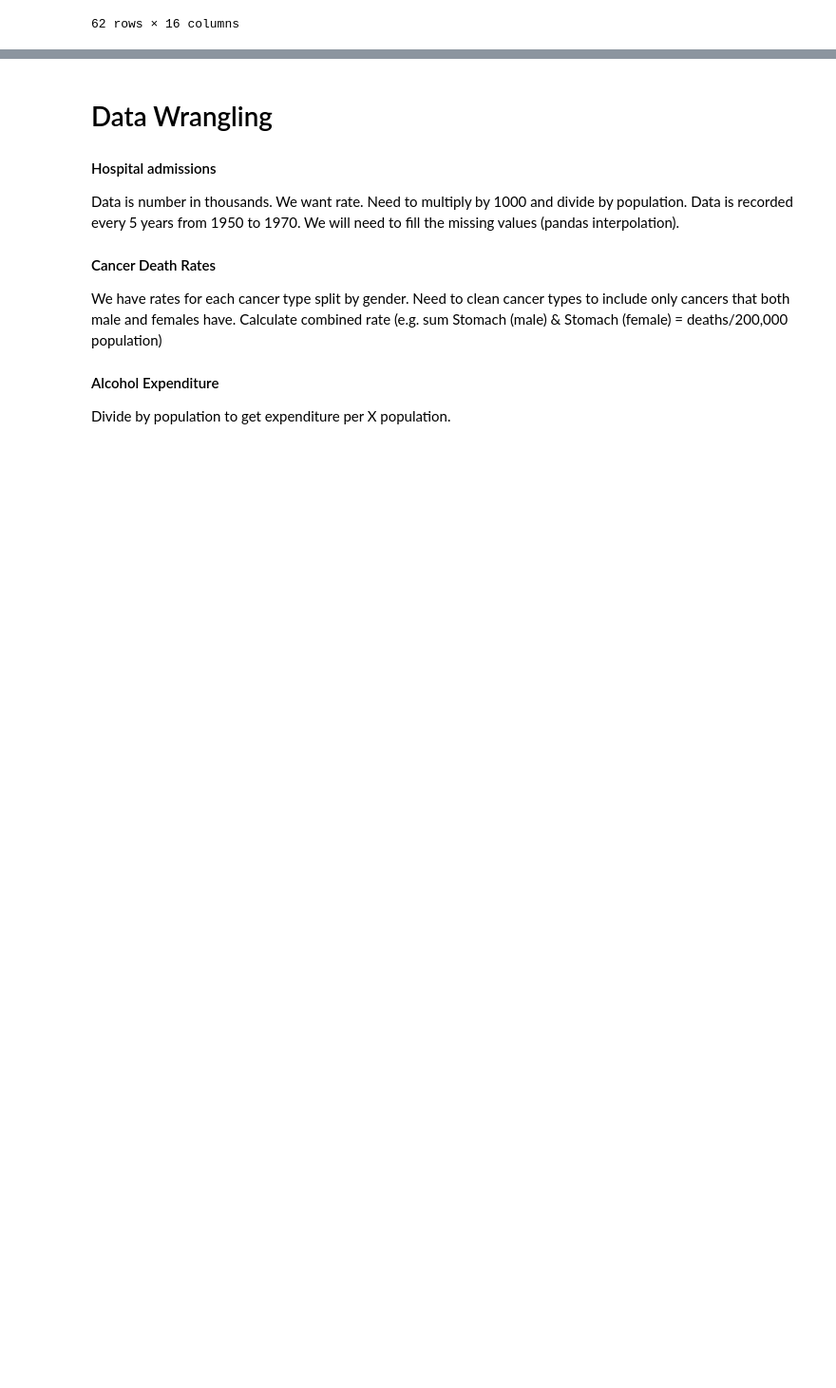
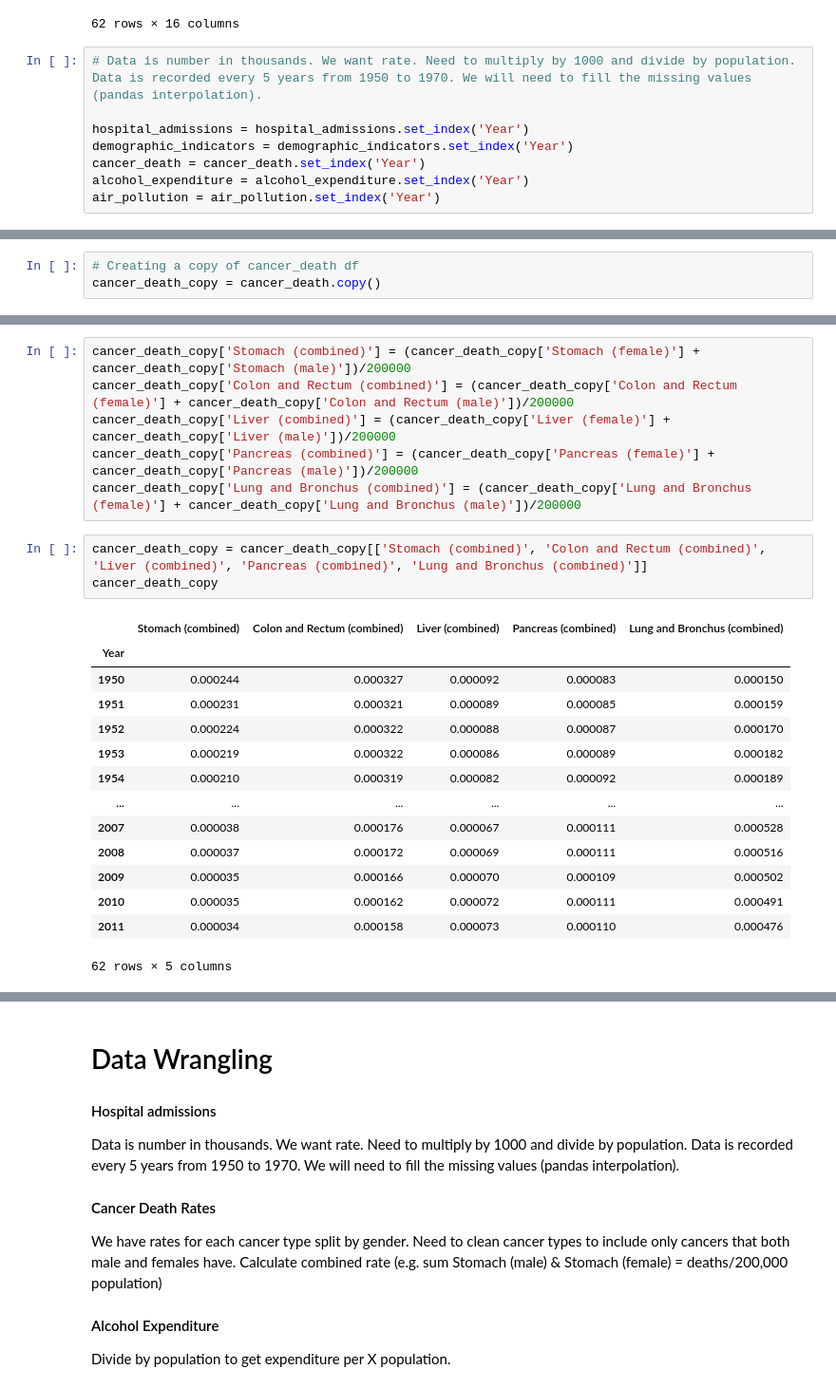
Before and after one commit to gvnsp/618, a Jupyter notebook: emanwong_618_proj.ipynb, the cells around one changed output, grey strips where cells are left out. Shown at 95% size. Drawn from its saved outputs; the diff is of its cells as text; blank space fills up the shorter version.

```diff
--- a/emanwong_618_proj.ipynb
+++ b/emanwong_618_proj.ipynb
@@ -156,3 +161,11 @@ air_pollution
 | 45025 | United States | 2010 | 1.201656e+07 | 7.000108e+06 | 4.138994e+07 | 442252.211556 | 1.243886e+07 | 210570.137629 | 3.692314e+06 | 38.887107 | ... |
 | 45026 | United States | 2011 | 1.199836e+07 | 5.850552e+06 | 4.232792e+07 | 423555.948302 | 1.294212e+07 | 185060.312906 | 3.471446e+06 | 38.507608 | ... |
 62 rows × 16 columns
+# %%
+# Data is number in thousands. We want rate. Need to multiply by 1000 and divide by population. Data is recorded every 5 years from 1950 to 1970. We will need to fill the missing values (pandas interpolation).
+
+hospital_admissions = hospital_admissions.set_index('Year')
+demographic_indicators = demographic_indicators.set_index('Year')
+cancer_death = cancer_death.set_index('Year')
+alcohol_expenditure = alcohol_expenditure.set_index('Year')
+air_pollution = air_pollution.set_index('Year')
@@ -158,0 +204,3 @@ air_pollution
+# %%
+# Creating a copy of cancer_death df
+cancer_death_copy = cancer_death.copy()
@@ -158,0 +227,24 @@ air_pollution
+# %%
+cancer_death_copy['Stomach (combined)'] = (cancer_death_copy['Stomach (female)'] + cancer_death_copy['Stomach (male)'])/200000
+cancer_death_copy['Colon and Rectum (combined)'] = (cancer_death_copy['Colon and Rectum (female)'] + cancer_death_copy['Colon and Rectum (male)'])/200000
+cancer_death_copy['Liver (combined)'] = (cancer_death_copy['Liver (female)'] + cancer_death_copy['Liver (male)'])/200000
+cancer_death_copy['Pancreas (combined)'] = (cancer_death_copy['Pancreas (female)'] + cancer_death_copy['Pancreas (male)'])/200000
+cancer_death_copy['Lung and Bronchus (combined)'] = (cancer_death_copy['Lung and Bronchus (female)'] + cancer_death_copy['Lung and Bronchus (male)'])/200000
+# %%
+cancer_death_copy = cancer_death_copy[['Stomach (combined)', 'Colon and Rectum (combined)', 'Liver (combined)', 'Pancreas (combined)', 'Lung and Bronchus (combined)']]
+cancer_death_copy
+# %% [output]
+|  | Stomach (combined) | Colon and Rectum (combined) | Liver (combined) | Pancreas (combined) | Lung and Bronchus (combined) |
+| Year |  |  |  |  |  |
+| 1950 | 0.000244 | 0.000327 | 0.000092 | 0.000083 | 0.000150 |
+| 1951 | 0.000231 | 0.000321 | 0.000089 | 0.000085 | 0.000159 |
+| 1952 | 0.000224 | 0.000322 | 0.000088 | 0.000087 | 0.000170 |
+| 1953 | 0.000219 | 0.000322 | 0.000086 | 0.000089 | 0.000182 |
+| 1954 | 0.000210 | 0.000319 | 0.000082 | 0.000092 | 0.000189 |
+| ... | ... | ... | ... | ... | ... |
+| 2007 | 0.000038 | 0.000176 | 0.000067 | 0.000111 | 0.000528 |
+| 2008 | 0.000037 | 0.000172 | 0.000069 | 0.000111 | 0.000516 |
+| 2009 | 0.000035 | 0.000166 | 0.000070 | 0.000109 | 0.000502 |
+| 2010 | 0.000035 | 0.000162 | 0.000072 | 0.000111 | 0.000491 |
+| 2011 | 0.000034 | 0.000158 | 0.000073 | 0.000110 | 0.000476 |
+62 rows × 5 columns
```
Also changed, not shown: parts of 9 cells of this notebook.
